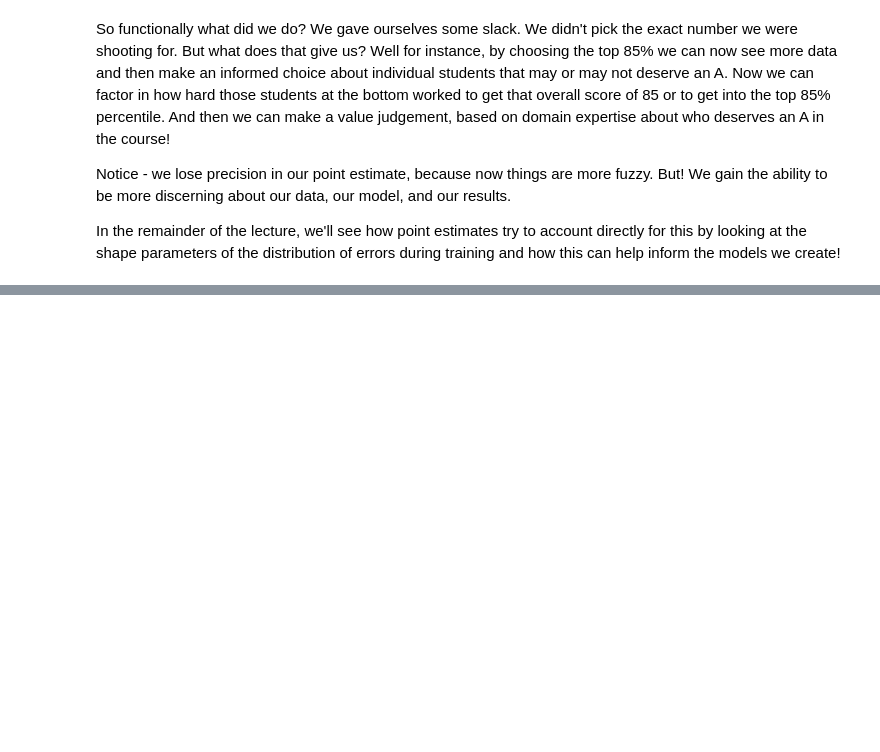
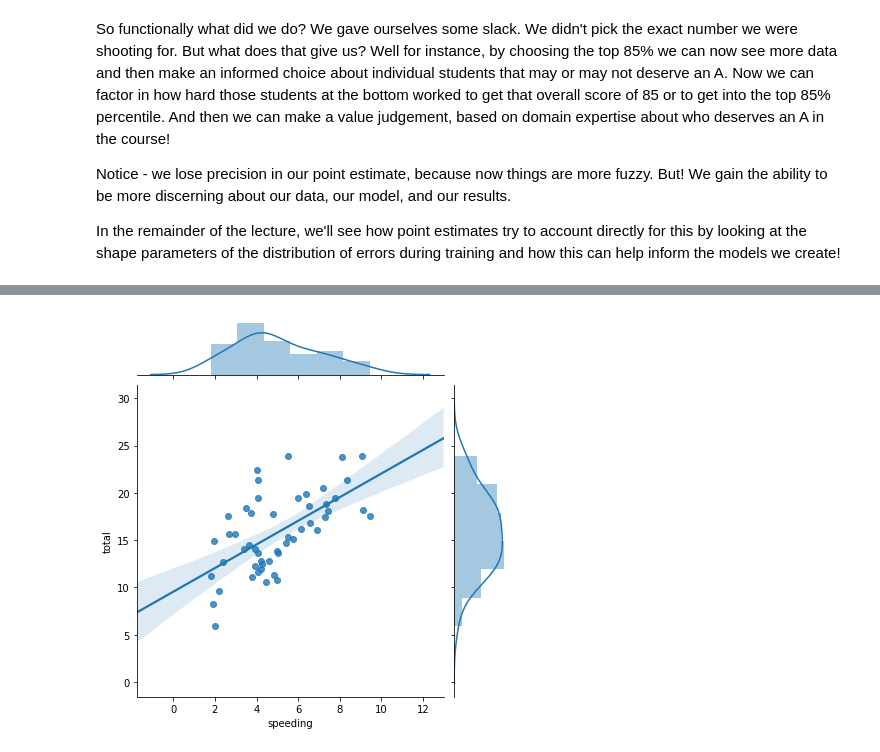
Before and after one commit to EricSchles/second_data_science_meetup_nyc, a Jupyter notebook: regression.ipynb, the cells around one changed output, grey strips where cells are left out. Saved outputs shown, nothing was run; the diff lists cells and outputs as text; code cells hidden in the pictures; blank space fills up the shorter version.

```diff
--- a/regression.ipynb
+++ b/regression.ipynb
@@ -361,0 +359,5 @@ In the remainder of the lecture, we'll see how point estimates try to account di
+# %%
+sns.jointplot(x="speeding", y="total", data=crashes, kind="reg")
+plt.show()
+# %% [output]
+[figure, added]
```
Also changed, not shown: parts of 35 cells of this notebook.
